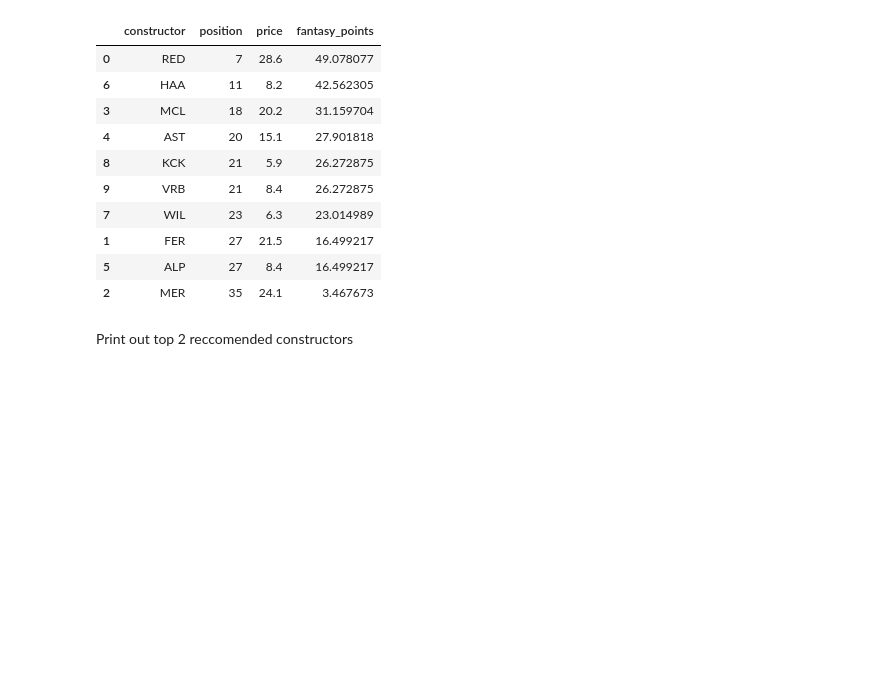
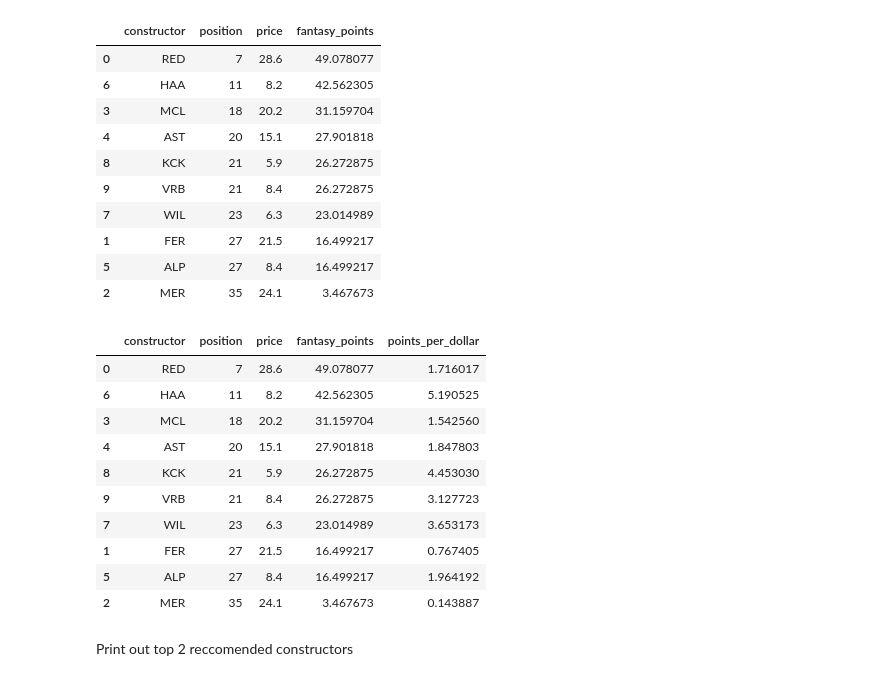
Before and after one commit to ldhaliwal/F1FantasyTeamOptimizer, a Jupyter notebook: model.ipynb, the cells around one changed output. Saved outputs shown, nothing was run; the diff lists cells and outputs as text; code cells hidden in the pictures; blank space fills up the shorter version.

```diff
--- a/model.ipynb
+++ b/model.ipynb
@@ -329,6 +351,22 @@ constructor_results_df
 | 1 | FER | 27 | 21.5 | 16.499217 |
 | 5 | ALP | 27 | 8.4 | 16.499217 |
 | 2 | MER | 35 | 24.1 | 3.467673 |
+# %%
+constructor_results_df["points_per_dollar"] = constructor_results_df["fantasy_points"]  / constructor_results_df["price"]
+
+constructor_results_df
+# %% [output]
+|  | constructor | position | price | fantasy_points | points_per_dollar |
+| 0 | RED | 7 | 28.6 | 49.078077 | 1.716017 |
+| 6 | HAA | 11 | 8.2 | 42.562305 | 5.190525 |
+| 3 | MCL | 18 | 20.2 | 31.159704 | 1.542560 |
+| 4 | AST | 20 | 15.1 | 27.901818 | 1.847803 |
+| 8 | KCK | 21 | 5.9 | 26.272875 | 4.453030 |
+| 9 | VRB | 21 | 8.4 | 26.272875 | 3.127723 |
+| 7 | WIL | 23 | 6.3 | 23.014989 | 3.653173 |
+| 1 | FER | 27 | 21.5 | 16.499217 | 0.767405 |
+| 5 | ALP | 27 | 8.4 | 16.499217 | 1.964192 |
+| 2 | MER | 35 | 24.1 | 3.467673 | 0.143887 |
 # %% [markdown]
 Print out top 2 reccomended constructors
 # %%
```
Also changed, not shown: parts of 6 cells of this notebook.
